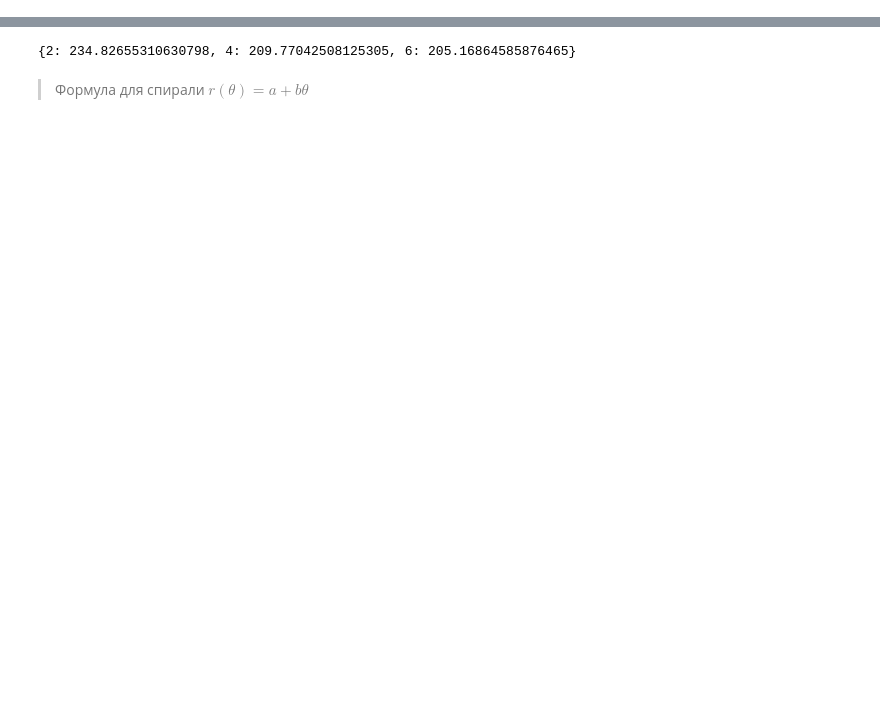
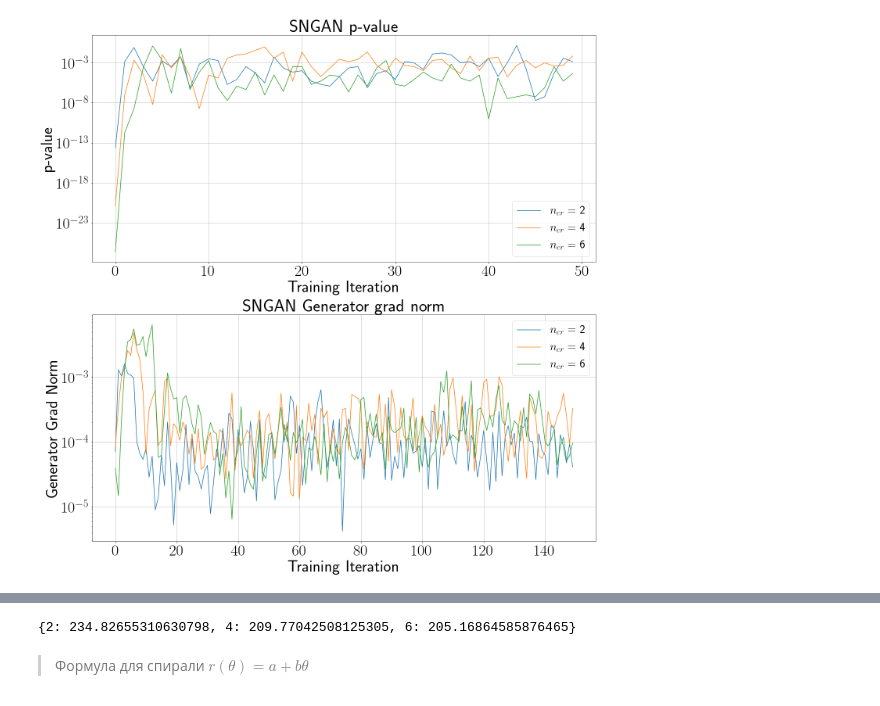
Before and after one commit to maximzubkov/opt-project, a Jupyter notebook: experiments.ipynb, the cells around one changed output, grey strips where cells are left out. Cells and saved outputs as stored; diff of their text form; code cells hidden in the pictures; blank space fills up the shorter version.

```diff
--- a/experiments.ipynb
+++ b/experiments.ipynb
@@ -89,14 +73,26 @@ AttributeError: 'NoneType' object has no attribute 'data'
 # %%
-plt.figure(figsize=(20, 10))
-plt.title("SNGAN p-value", fontsize=45)
+plt.figure(figsize=(20, 20))
+ax1=plt.subplot(2, 1, 1)
+ax2=plt.subplot(2, 1, 2)
+ax1.set_title("SNGAN p-value", fontsize=45)
+ax2.set_title("SNGAN Generator grad norm", fontsize=45)
 for n_cr in [2, 4, 6]:
-    plt.semilogy(np.load(f"results/sn_ncr{n_cr}/data.npy"), label="$n_{cr}= $"+f" {n_cr}")
-    plt.xlabel('Training Iteration',fontsize=42)
-    plt.ylabel('P-value',fontsize=42)
-    plt.tick_params(axis="x", labelsize=40)
-    plt.tick_params(axis="y", labelsize=40)
-plt.grid()
-plt.legend(fontsize=30)
+    ax1.semilogy(np.load(f"results/sn_ncr{n_cr}/p.npy"), label="$n_{cr}= $"+f" {n_cr}")
+    ax1.set_xlabel('Training Iteration',fontsize=42)
+    ax1.set_ylabel('p-value',fontsize=42)
+    ax1.tick_params(axis="x", labelsize=40)
+    ax1.tick_params(axis="y", labelsize=40)
+    ax2.semilogy(np.load(f"results/sn_ncr{n_cr}/g_grad.npy"), label="$n_{cr}= $"+f" {n_cr}")
+    ax2.set_xlabel('Training Iteration',fontsize=42)
+    ax2.set_ylabel('Generator Grad Norm',fontsize=42)
+    ax2.tick_params(axis="x", labelsize=40)
+    ax2.tick_params(axis="y", labelsize=40)
+ax1.grid()
+ax1.legend(fontsize=30)
+ax2.grid()
+ax2.legend(fontsize=30)
 
-savefig("results/compare_pval_sn.pdf")
+savefig("results/compare_sn.pdf")
+# %% [output]
+[figure, added]
 # %%
```
Also changed, not shown: parts of 16 cells of this notebook, 12 other files.
